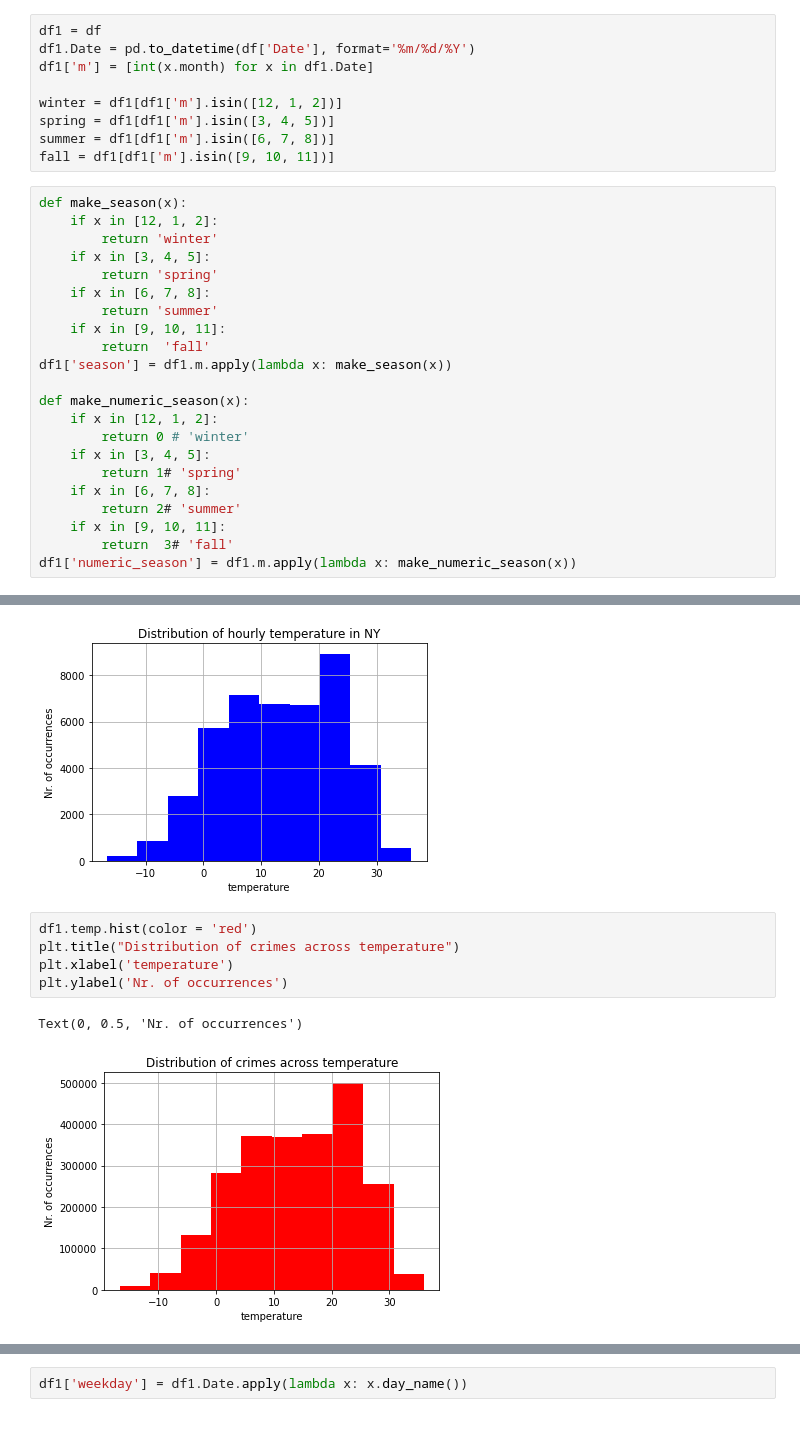
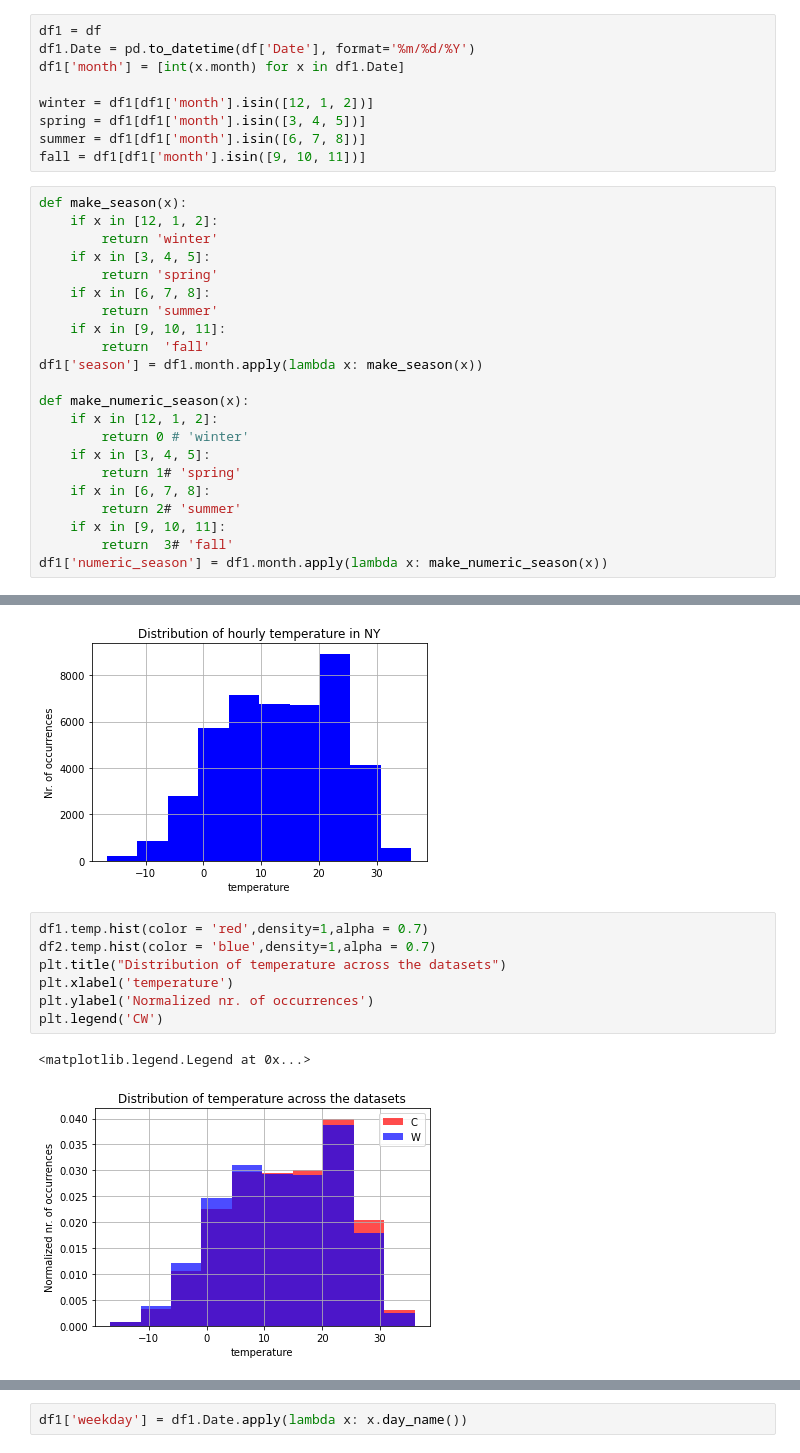
Before and after one commit to MAbdulfattah/Data-Wrangling, a Jupyter notebook: Magic.ipynb, the cells around one changed output, grey strips where cells are left out. Saved outputs shown, nothing was run; the diff lists cells and outputs as text.

```diff
--- a/Magic.ipynb
+++ b/Magic.ipynb
@@ -16,12 +16,12 @@ df2 = df2.drop(['Unnamed: 0'],axis=1)
 # %%
 df1 = df
 df1.Date = pd.to_datetime(df['Date'], format='%m/%d/%Y')
-df1['m'] = [int(x.month) for x in df1.Date]
+df1['month'] = [int(x.month) for x in df1.Date]
 
-winter = df1[df1['m'].isin([12, 1, 2])]
-spring = df1[df1['m'].isin([3, 4, 5])]
-summer = df1[df1['m'].isin([6, 7, 8])]
-fall = df1[df1['m'].isin([9, 10, 11])]
+winter = df1[df1['month'].isin([12, 1, 2])]
+spring = df1[df1['month'].isin([3, 4, 5])]
+summer = df1[df1['month'].isin([6, 7, 8])]
+fall = df1[df1['month'].isin([9, 10, 11])]
 # %%
 def make_season(x):
     if x in [12, 1, 2]:
@@ -32,7 +32,7 @@ def make_season(x):
         return 'summer'
     if x in [9, 10, 11]:
         return  'fall'
-df1['season'] = df1.m.apply(lambda x: make_season(x))
+df1['season'] = df1.month.apply(lambda x: make_season(x))
 
 def make_numeric_season(x):
     if x in [12, 1, 2]:
@@ -43,7 +43,7 @@ def make_numeric_season(x):
         return 2# 'summer'
     if x in [9, 10, 11]:
         return  3# 'fall'
-df1['numeric_season'] = df1.m.apply(lambda x: make_numeric_season(x))
+df1['numeric_season'] = df1.month.apply(lambda x: make_numeric_season(x))
 # %%
 df2.temp.hist(color = 'blue')
 plt.title("Distribution of hourly temperature in NY")
@@ -53,10 +53,12 @@ plt.ylabel('Nr. of occurrences')
 Text(0, 0.5, 'Nr. of occurrences')
 [figure]
 # %%
-df1.temp.hist(color = 'red')
-plt.title("Distribution of crimes across temperature")
+df1.temp.hist(color = 'red',density=1,alpha = 0.7)
+df2.temp.hist(color = 'blue',density=1,alpha = 0.7)
+plt.title("Distribution of temperature across the datasets")
 plt.xlabel('temperature')
-plt.ylabel('Nr. of occurrences')
+plt.ylabel('Normalized nr. of occurrences')
+plt.legend('CW')
 # %% [output]
-Text(0, 0.5, 'Nr. of occurrences')
+<matplotlib.legend.Legend at 0x...>
-[figure, old version]
+[figure, new version]
```
Also changed, not shown: parts of 11 cells of this notebook.
